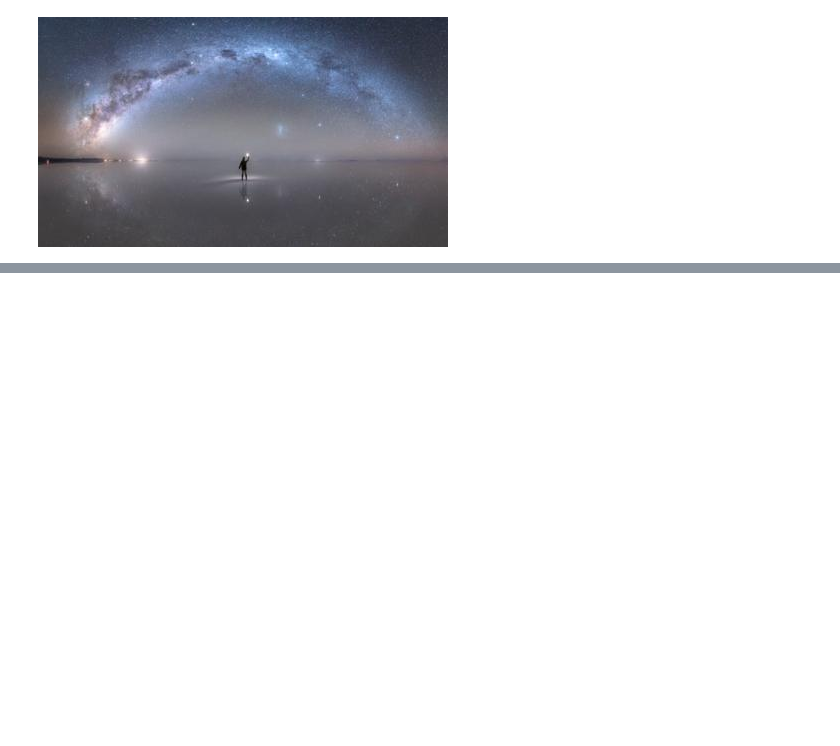
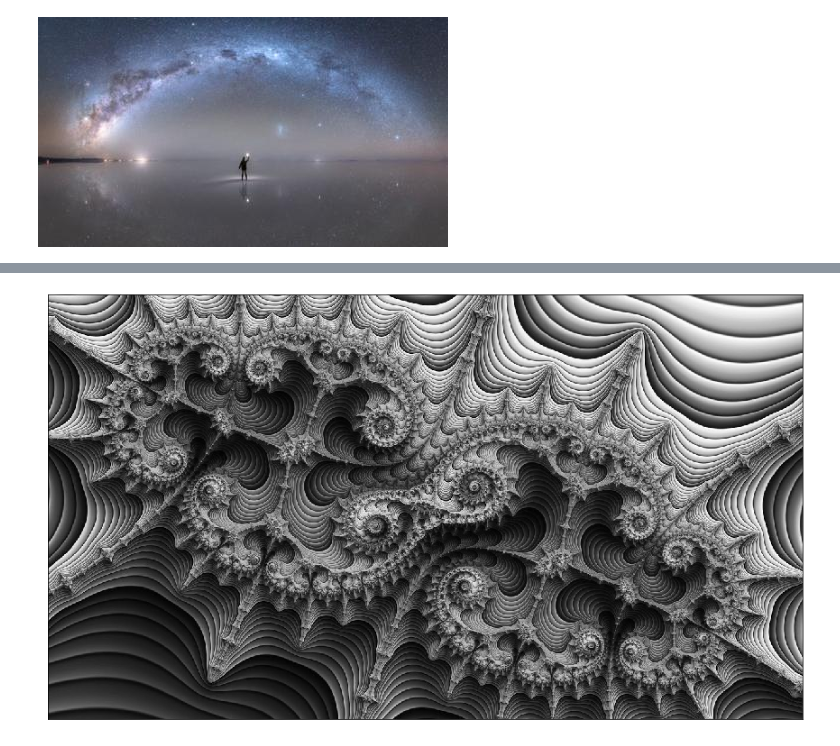
Before and after one commit to JuanRenza/Imagenes, a Jupyter notebook: Clase1.ipynb, the cells around one changed output, grey strips where cells are left out. Cells and saved outputs as stored; diff of their text form; code cells hidden in the pictures; blank space fills up the shorter version.

```diff
--- a/Clase1.ipynb
+++ b/Clase1.ipynb
@@ -67,0 +95,20 @@ plt.show()
+# %%
+#Leo la imagen y creo una figura
+img2BGR = cv2.imread('prueba2.jpg', cv2.IMREAD_COLOR)
+plt.figure(figsize=(15,15))
+
+#cAMBIO EL ESPACIO DE COLOR DE LA FIGURA DE BGR A ESCALA DE GRISES
+img2GRAY = cv2.cvtColor(img2BGR, cv2.COLOR_BGR2GRAY)
+
+
+plt.imshow(img2GRAY, cmap='gray')
+
+#Removemos los valores de los ejes
+
+plt.xticks([])
+plt.yticks([])
+
+#Muestro la imagen dentro de la figura creada
+plt.show()
+# %% [output]
+[figure, added]
```
Also changed, not shown: parts of 8 cells of this notebook.
